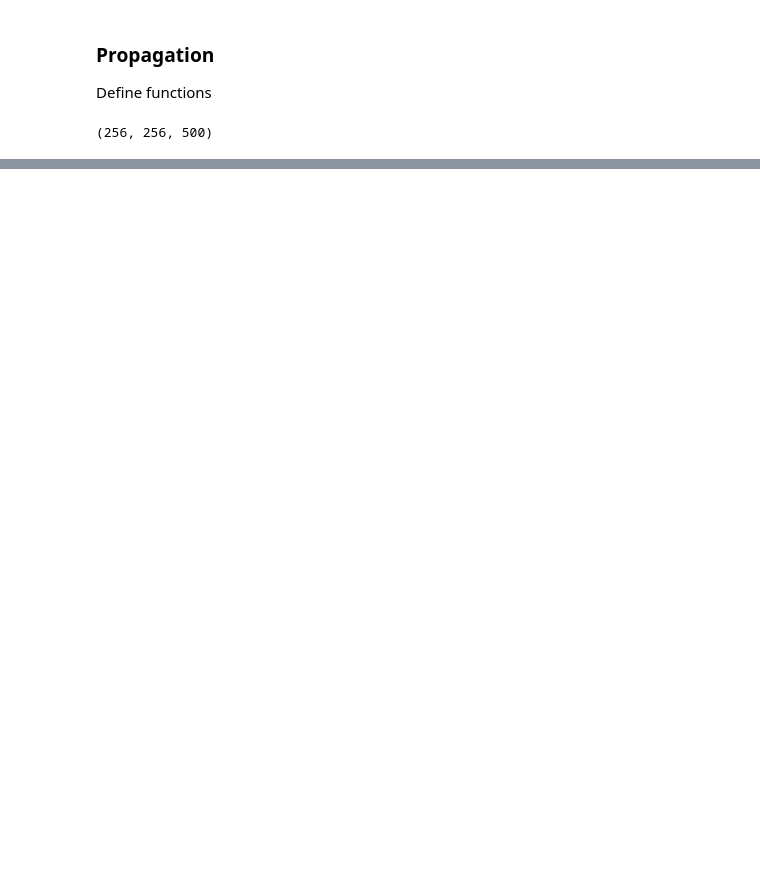
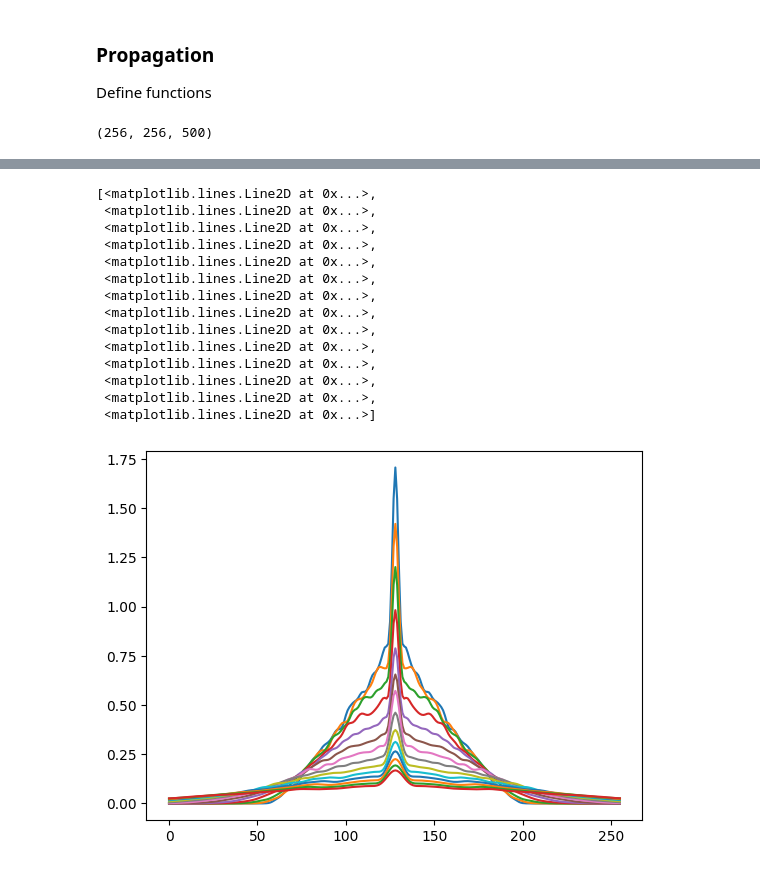
Before and after one commit to jysru/MMF_LP_modes, a Jupyter notebook: notebooks/simulate_fiber_output_propagation.ipynb, the cells around one changed output, grey strips where cells are left out. Saved outputs shown, nothing was run; the diff lists cells and outputs as text; code cells hidden in the pictures; blank space fills up the shorter version.

```diff
--- a/notebooks/simulate_fiber_output_propagation.ipynb
+++ b/notebooks/simulate_fiber_output_propagation.ipynb
@@ -234,0 +232,29 @@ plt.legend()
+# %%
+import scipy.signal as sp
+
+correls = []
+for i in range(len(z)):
+    i_field = np.square(np.abs(frts[i][..., 0]))
+    corr = sp.correlate(i_field, i_field, mode='same')
+    corr_x = corr[corr.shape[0] // 2, :]
+    corr_y = corr[:, corr.shape[0] // 2]
+    correls.append((corr_x + corr_y) / 2)
+correls = np.array(correls)
+
+plt.plot(np.transpose(correls))
+# %% [output]
+[<matplotlib.lines.Line2D at 0x...>,
+ <matplotlib.lines.Line2D at 0x...>,
+ <matplotlib.lines.Line2D at 0x...>,
+ <matplotlib.lines.Line2D at 0x...>,
+ <matplotlib.lines.Line2D at 0x...>,
+ <matplotlib.lines.Line2D at 0x...>,
+ <matplotlib.lines.Line2D at 0x...>,
+ <matplotlib.lines.Line2D at 0x...>,
+ <matplotlib.lines.Line2D at 0x...>,
+ <matplotlib.lines.Line2D at 0x...>,
+ <matplotlib.lines.Line2D at 0x...>,
+ <matplotlib.lines.Line2D at 0x...>,
+ <matplotlib.lines.Line2D at 0x...>,
+ <matplotlib.lines.Line2D at 0x...>]
+[figure, added]
```
Also changed, not shown: parts of 5 cells of this notebook.
